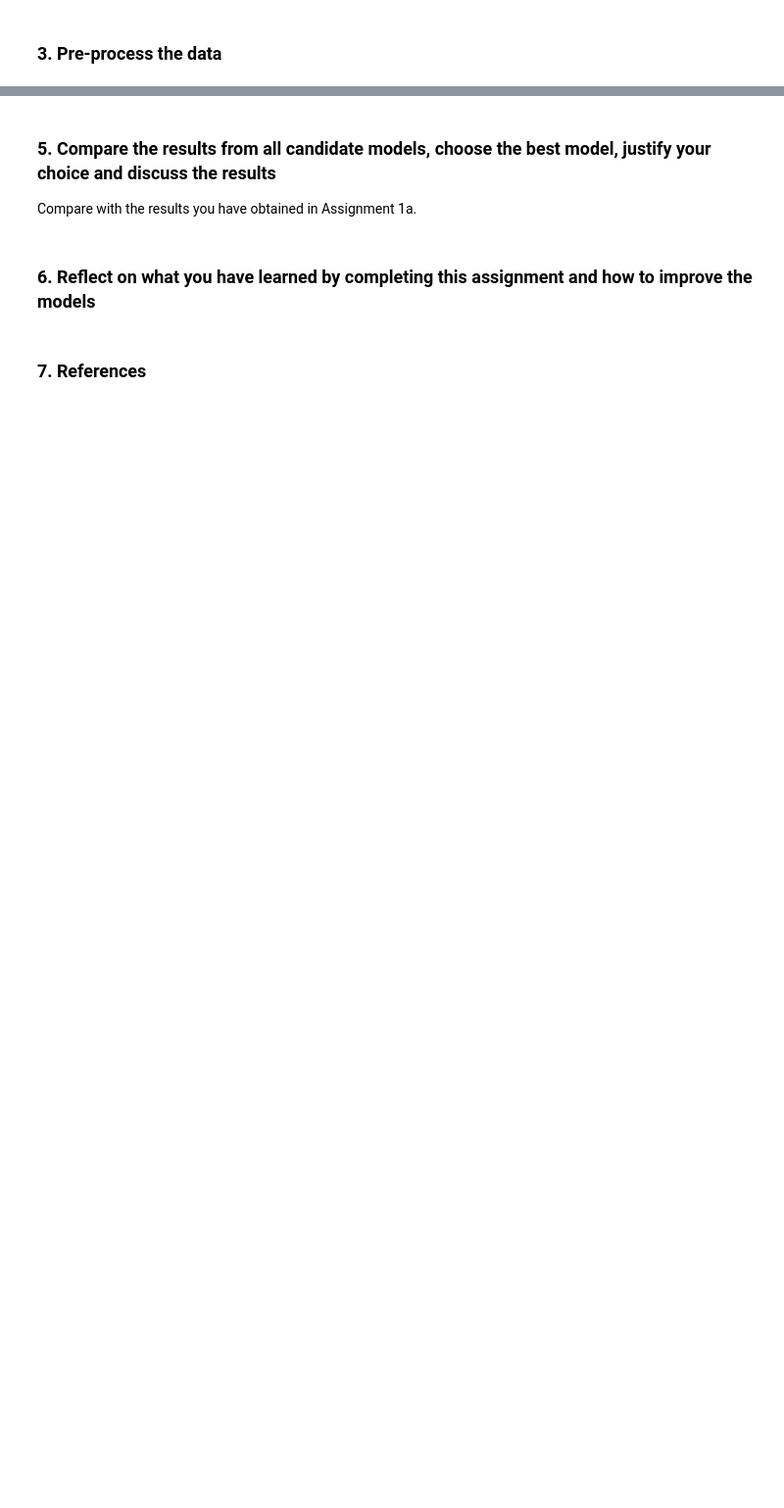
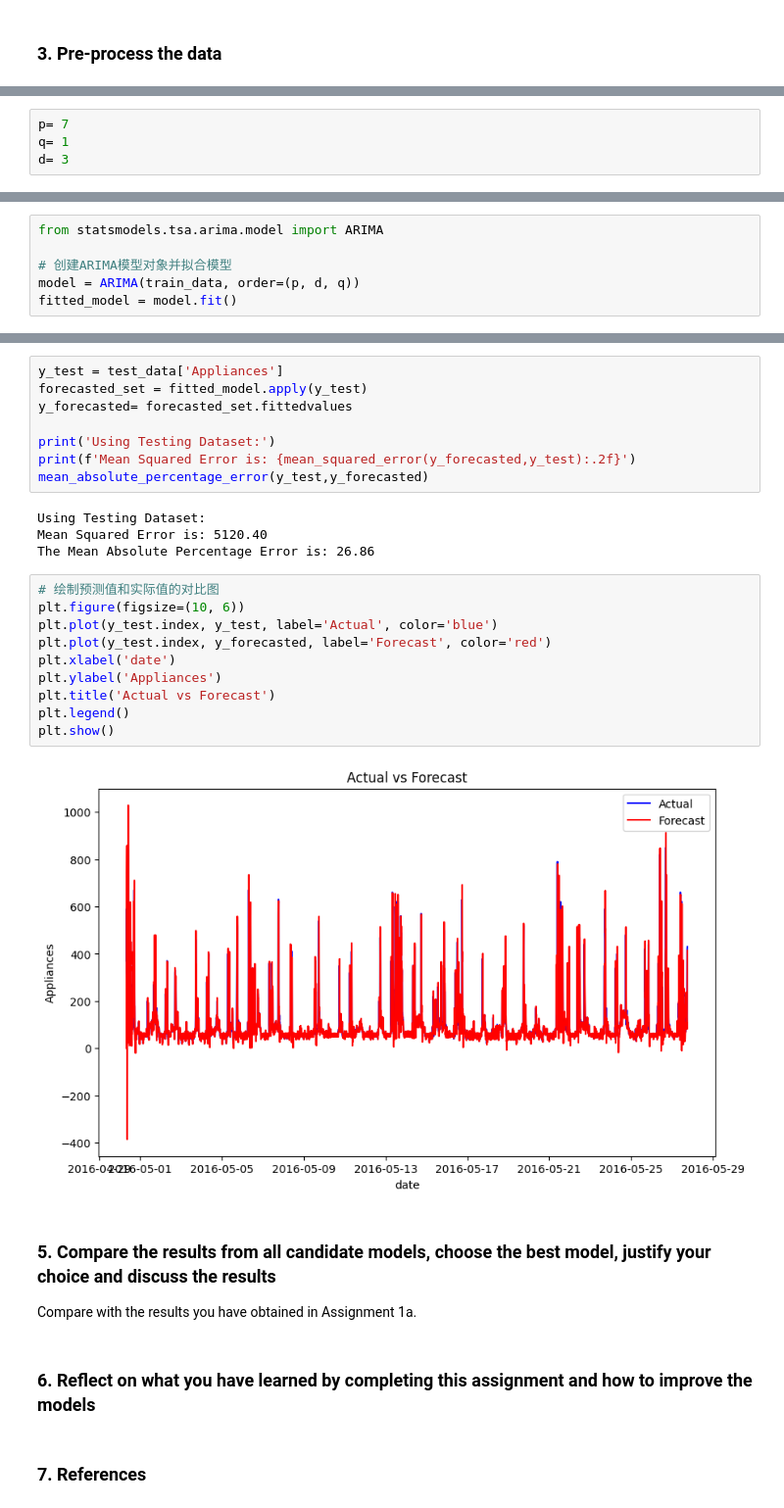
Before and after one commit to yuqingc31/MiningBigData, a Jupyter notebook: assignment2/a1841612_yuqingchen_assign1b.ipynb, the cells around one changed output, grey strips where cells are left out. Shown at 98% size. Drawn from its saved outputs; the diff is of its cells as text; blank space fills up the shorter version.

```diff
--- a/assignment2/a1841612_yuqingchen_assign1b.ipynb
+++ b/assignment2/a1841612_yuqingchen_assign1b.ipynb
@@ -180,0 +204,4 @@ dtype: int64
+# %%
+p= 7
+q= 1
+d= 3
@@ -180,0 +210,6 @@ dtype: int64
+# %%
+from statsmodels.tsa.arima.model import ARIMA
+
+# 创建ARIMA模型对象并拟合模型
+model = ARIMA(train_data, order=(p, d, q))
+fitted_model = model.fit()
@@ -181,3 +237,27 @@ dtype: int64
+# %%
+y_test = test_data['Appliances']
+forecasted_set = fitted_model.apply(y_test)
+y_forecasted= forecasted_set.fittedvalues
+
+print('Using Testing Dataset:')
+print(f'Mean Squared Error is: {mean_squared_error(y_forecasted,y_test):.2f}')
+mean_absolute_percentage_error(y_test,y_forecasted)
+# %% [output]
+Using Testing Dataset:
+Mean Squared Error is: 5120.40
+The Mean Absolute Percentage Error is: 26.86
+# %%
+# 绘制预测值和实际值的对比图
+plt.figure(figsize=(10, 6))
+plt.plot(y_test.index, y_test, label='Actual', color='blue')
+plt.plot(y_test.index, y_forecasted, label='Forecast', color='red')
+plt.xlabel('date')
+plt.ylabel('Appliances')
+plt.title('Actual vs Forecast')
+plt.legend()
+plt.show()
+# %% [output]
+[figure, added]
 # %% [markdown]
 ### 5. Compare the results from all candidate models, choose the best model, justify your choice and discuss the results
 
```
Also changed, not shown: parts of 22 cells of this notebook, 4 other files.
